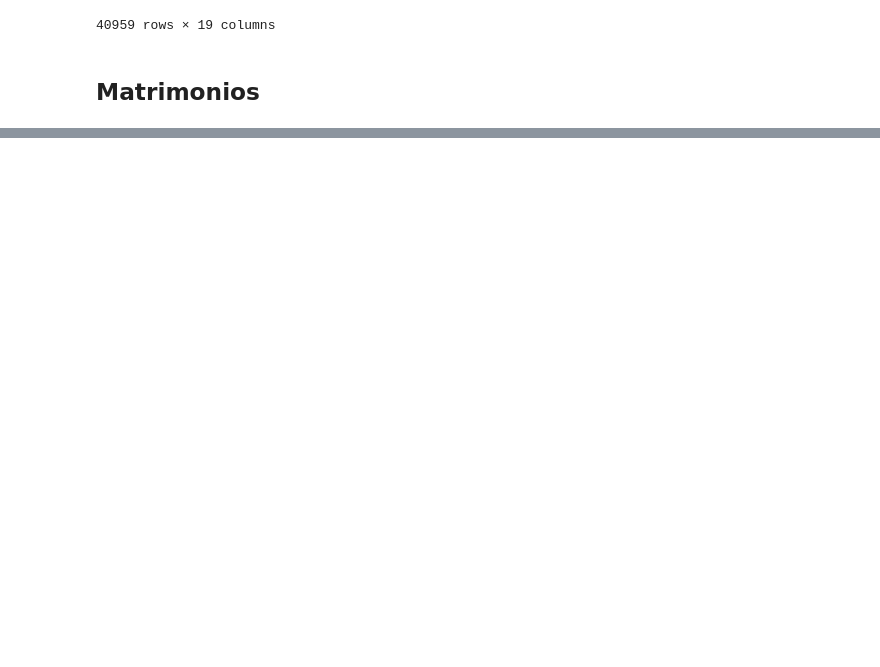
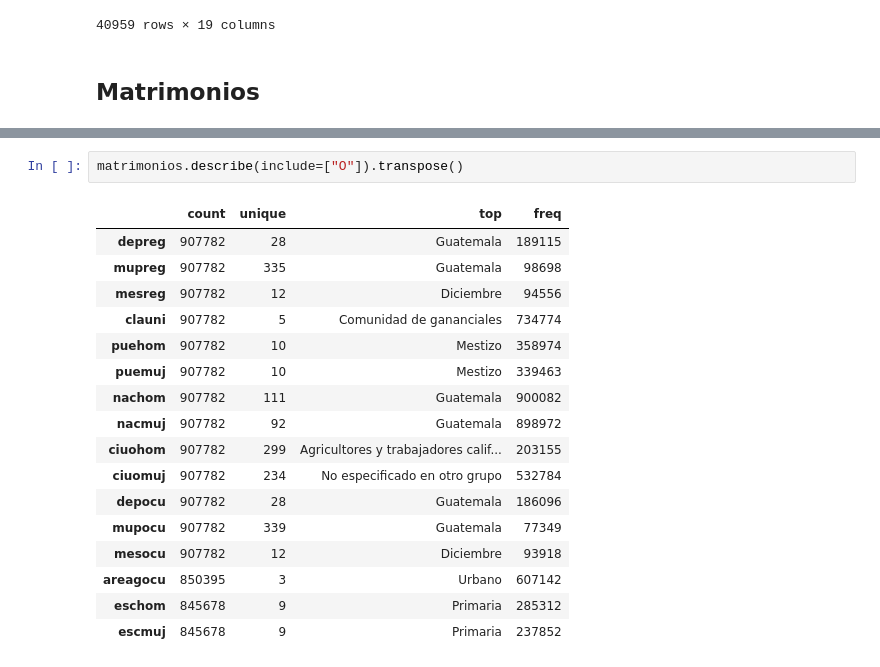
Before and after one commit to Mar19845/Proyecto_Mineria, a Jupyter notebook: Proyecto.ipynb, the cells around one changed output, grey strips where cells are left out. Drawn from its saved outputs; the diff is of its cells as text; blank space fills up the shorter version.

```diff
--- a/Proyecto.ipynb
+++ b/Proyecto.ipynb
@@ -75,0 +178,20 @@ matrimonios.shape
+# %%
+matrimonios.describe(include=["O"]).transpose()
+# %% [output]
+|  | count | unique | top | freq |
+| depreg | 907782 | 28 | Guatemala | 189115 |
+| mupreg | 907782 | 335 | Guatemala | 98698 |
+| mesreg | 907782 | 12 | Diciembre | 94556 |
+| clauni | 907782 | 5 | Comunidad de gananciales | 734774 |
+| puehom | 907782 | 10 | Mestizo | 358974 |
+| puemuj | 907782 | 10 | Mestizo | 339463 |
+| nachom | 907782 | 111 | Guatemala | 900082 |
+| nacmuj | 907782 | 92 | Guatemala | 898972 |
+| ciuohom | 907782 | 299 | Agricultores y trabajadores calif... | 203155 |
+| ciuomuj | 907782 | 234 | No especificado en otro grupo | 532784 |
+| depocu | 907782 | 28 | Guatemala | 186096 |
+| mupocu | 907782 | 339 | Guatemala | 77349 |
+| mesocu | 907782 | 12 | Diciembre | 93918 |
+| areagocu | 850395 | 3 | Urbano | 607142 |
+| eschom | 845678 | 9 | Primaria | 285312 |
+| escmuj | 845678 | 9 | Primaria | 237852 |
```
Also changed, not shown: parts of 13 cells of this notebook, 1 other file.
